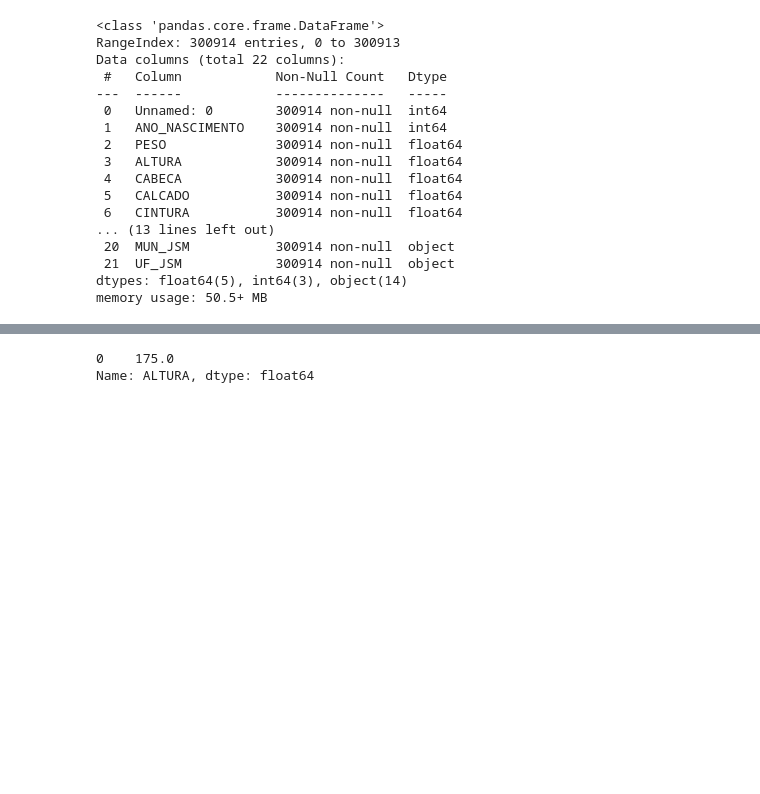
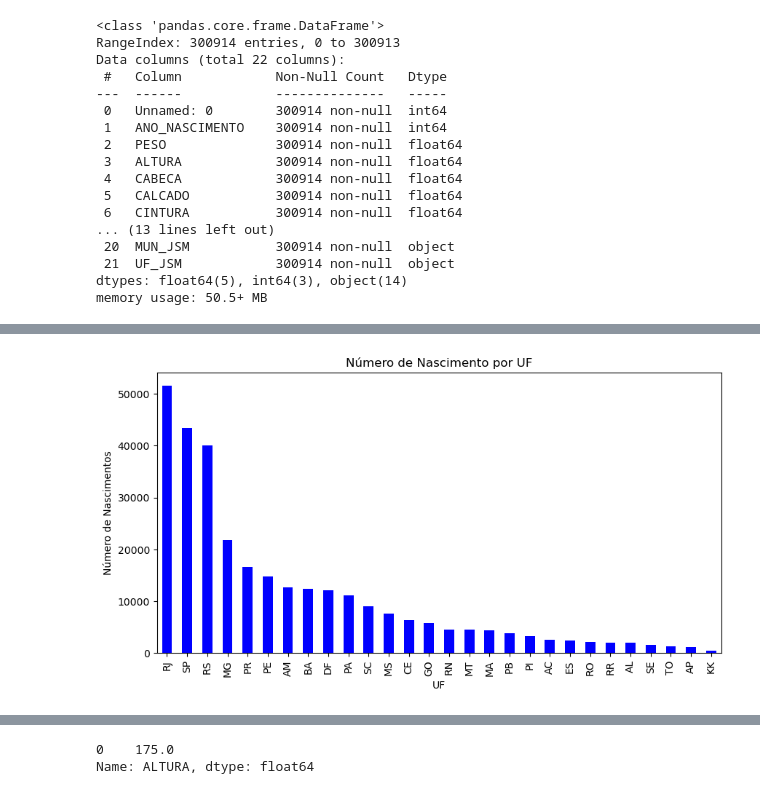
Before and after one commit to hudsonhcp/Alistamento-Militar-2022, a Jupyter notebook: Alistamento.ipynb, the cells around one changed output, grey strips where cells are left out. Drawn from its saved outputs; the diff is of its cells as text; code cells hidden in the pictures; blank space fills up the shorter version.

Commit message:
Gráfico
Gráfico de dispensa;
UF Nascimento;
UF de Residência

```diff
--- a/Alistamento.ipynb
+++ b/Alistamento.ipynb
@@ -36,0 +37,14 @@ df.head()
+# %%
+contagem_nascimento= df['UF_NASCIMENTO'].value_counts()
+
+contagem_residencia= df['UF_RESIDENCIA'].value_counts()
+# %%
+# Gráfico de barras para UF Nascimento
+plt.figure(figsize=(10,5))
+contagem_nascimento.plot(kind='bar', color= 'blue')
+plt.title('Número de Nascimento por UF')
+plt.xlabel('UF')
+plt.ylabel('Número de Nascimentos')
+plt.show()
+# %% [output]
+[figure, added]
```
Also changed, not shown: parts of 10 cells of this notebook.
